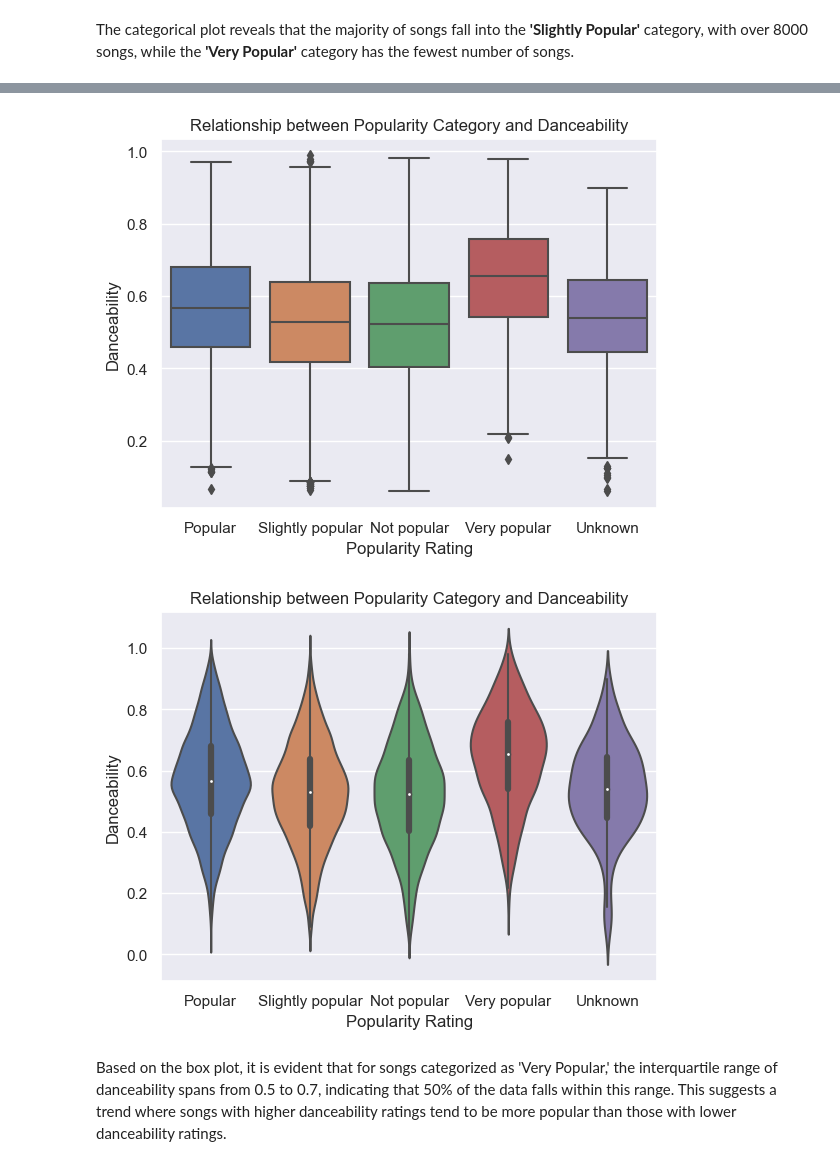
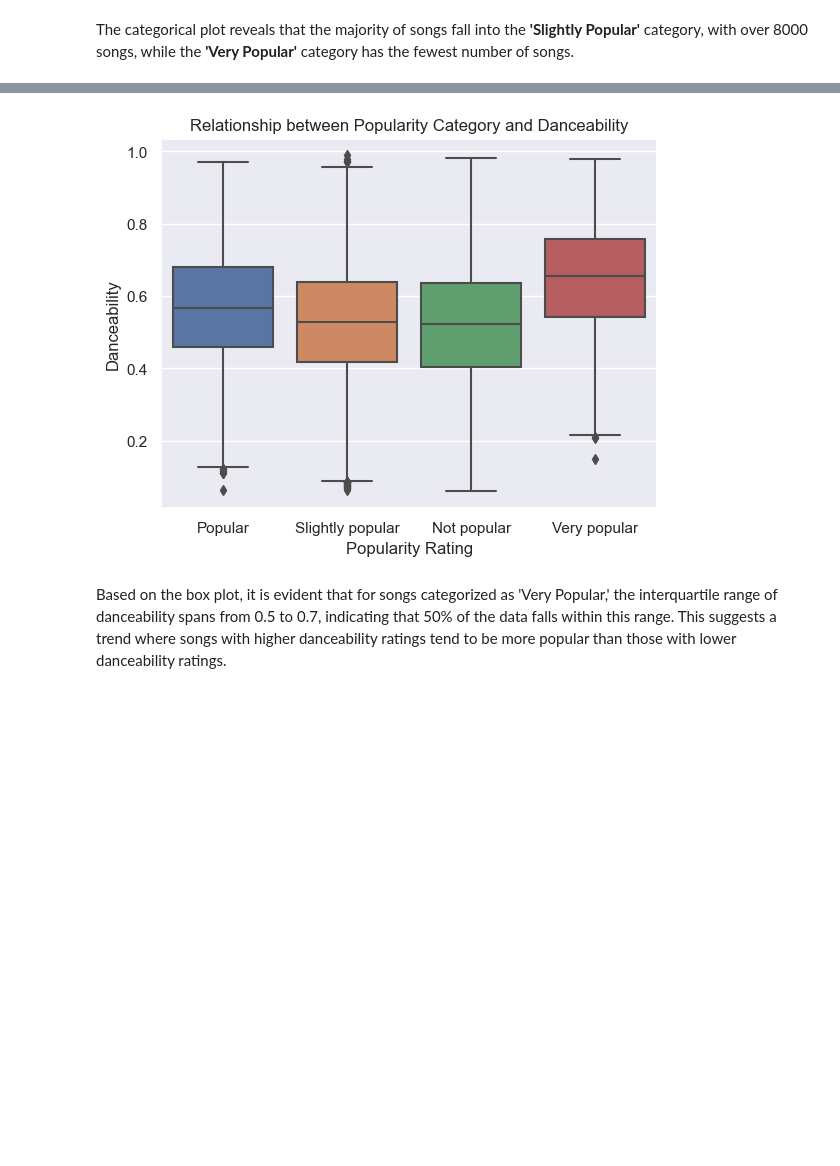
Before and after one commit to cianmung/SC1015---Mini-Project, a Jupyter notebook: Project.ipynb, the cells around one changed output, grey strips where cells are left out. Drawn from its saved outputs; the diff is of its cells as text; code cells hidden in the pictures; blank space fills up the shorter version.

```diff
--- a/Project.ipynb
+++ b/Project.ipynb
@@ -172,0 +175,4 @@ Total number of rows with missing values: 6183
+# %%
+# drop all rows that contain 'Unknown'
+musicdata = musicdata.drop(musicdata[musicdata['Popularity Rating'] == 'Unknown'].index)
+print(musicdata)
@@ -219,18 +242,11 @@ Name: danceability, dtype: float64
 # %%
 sb.boxplot(x='Popularity Rating', y='danceability', data=musicdata)
 plt.xlabel('Popularity Rating')
 plt.ylabel('Danceability')
 plt.title('Relationship between Popularity Category and Danceability')
 plt.show()
-
-sb.violinplot(x='Popularity Rating', y='danceability', data=musicdata)
-plt.xlabel('Popularity Rating')
-plt.ylabel('Danceability')
-plt.title('Relationship between Popularity Category and Danceability')
-plt.show()
 # %% [output]
-[figure, old version]
+[figure, new version]
-[figure, removed]
 # %% [markdown]
 Based on the box plot, it is evident that for songs categorized as 'Very Popular,' the interquartile range of danceability spans from 0.5 to 0.7, indicating that 50% of the data falls within this range. This suggests a trend where songs with higher danceability ratings tend to be more popular than those with lower danceability ratings.
 # %%
```
Also changed, not shown: parts of 35 cells of this notebook.
